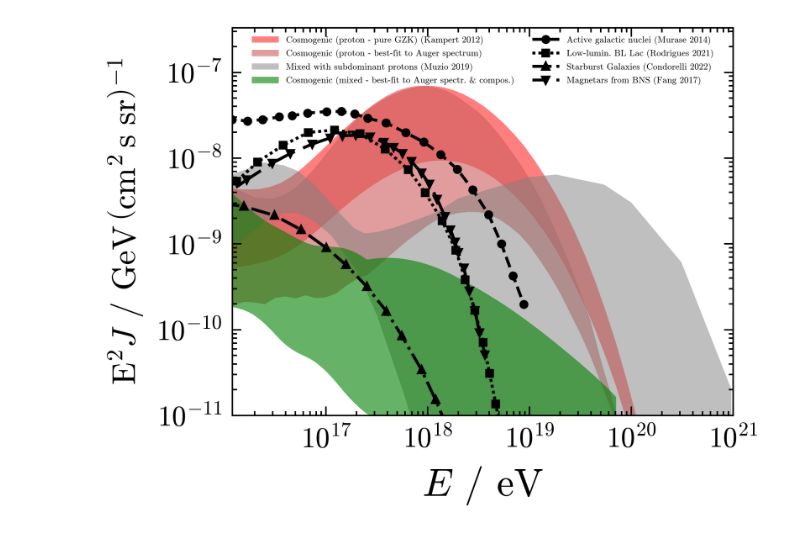
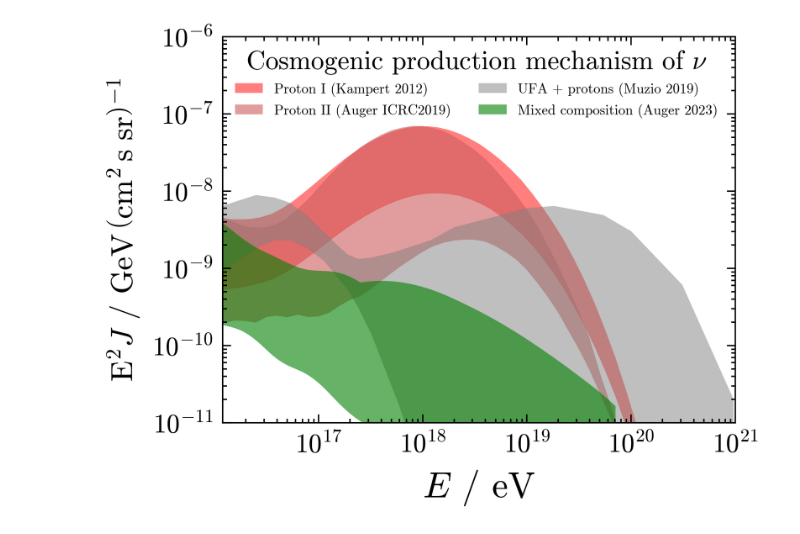
Before and after one commit to Quizznor/thesis-latex, a Jupyter notebook: scripts/plot_scripts/neutrino_limits/plot.ipynb, the cells around one changed output. Cells and saved outputs as stored; diff of their text form; code cells hidden in the pictures.

```diff
--- a/scripts/plot_scripts/neutrino_limits/plot.ipynb
+++ b/scripts/plot_scripts/neutrino_limits/plot.ipynb
@@ -209,7 +206,7 @@ def plot_SimProp_Auger_combined_fit_band_proton(flag_single_flavor, clr, mrk, ls
         flux_min = np.minimum(flux_min, flux)
         flux_max = np.maximum(flux_max, flux)
 
-    label1 = 'Cosmogenic (proton - best-fit to Auger spectrum)'
+    label1 = 'Proton II (Auger ICRC2019)'
     plt.fill_between(energy,  flux_min,  flux_max, facecolor=clr, alpha=0.6, label=label1)
 
 #####################################################################
@@ -251,7 +248,7 @@ def plot_SimProp_Auger_combined_fit_band_mixed(flag_single_flavor, clr, mrk, lst
         flux_max = np.maximum(flux_max, flux)
 
 
-    label1='Cosmogenic (mixed - best-fit to Auger spectr. & compos.)'
+    label1='Mixed composition (Auger 2023)'
     plt.fill_between(energy,  flux_min,  flux_max, facecolor=clr, alpha=0.6, label=label1)
 
 #####################################################################
@@ -288,7 +285,7 @@ def plot_Kampert_p_band_GZK(flag_single_flavor, clr, mrk, lsty, lw):
         flux1 = flux1 * uncert
         flux2 = flux2 / uncert
 
-    label0 = 'Cosmogenic (proton - pure GZK) (Kampert 2012)'
+    label0 = 'Proton I (Kampert 2012)'
     plt.fill_between(energy,  flux1,  flux2, facecolor=clr, alpha=0.5, label=label0)
 
 
@@ -307,7 +304,7 @@ def plot_Muzio_protons(flag_single_flavor, clr, mrk, lsty, lw):
     flux0 = flux0 * allflavor2single if flag_single_flavor == 1 else flux0
     flux1 = flux1 * allflavor2single if flag_single_flavor == 1 else flux1
 
-    label1 = 'Mixed with subdominant protons (Muzio 2019)'
+    label1 = 'UFA + protons (Muzio 2019)'
     plt.fill_between(energy,  flux0,  flux1, facecolor=clr, alpha=0.5, label=label1)
 
 
@@ -459,7 +456,7 @@ if __name__ == '__main__':
     flag_single_flavor = 0   # 0=> All flavors, 1=> Single flavor (applies to limits and models)
     flag_projected  = 0      # 1=> Plot Projected sensitivities
     flag_cosmogenic = 1      # 1=> Plot Cosmogenic fluxes
-    flag_astrophys  = 1      # 1=> Plot Astrophysical fluxes
+    flag_astrophys  = 0      # 1=> Plot Astrophysical fluxes
 
 # Min. and max. values of axes
     Emin=1.2e16
@@ -670,11 +667,10 @@ if __name__ == '__main__':
        ncolumns=1
        fs_label=18
 
-    plt.legend([handles[idx] for idx in order],[labels[idx] for idx in order],
-               loc='upper center', ncol=ncolumns, fancybox=True,
-               handlelength=3, framealpha=1.0, shadow=False, numpoints=1, fontsize=3)
+    plt.legend(title=r'Cosmogenic production mechanism of $\nu$', loc='upper left', fontsize=5, ncol=2)
+    plt.ylim(1e-11, 1e-6)
 
-    fig.tight_layout()
+    # fig.tight_layout()
 
     # plt.savefig("limits_and_models_wiki.pdf")
 
@@ -688 +684 @@ if __name__ == '__main__':
-[figure, old version]
+[figure, new version]
```
Also changed, not shown: parts of 2 cells of this notebook, 13 other files.
